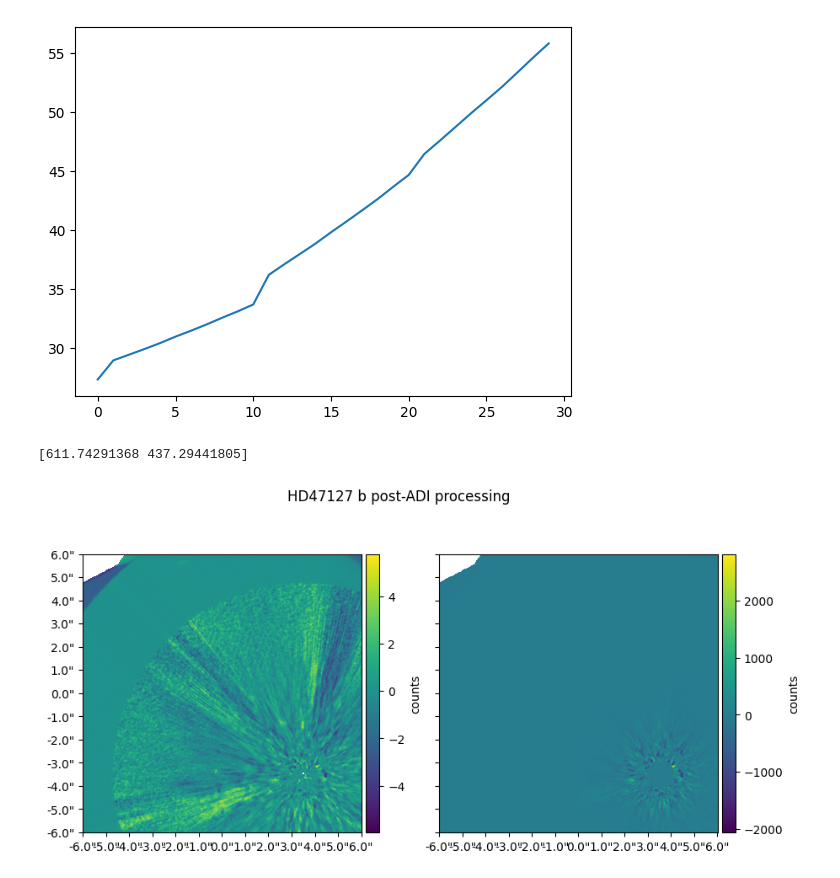
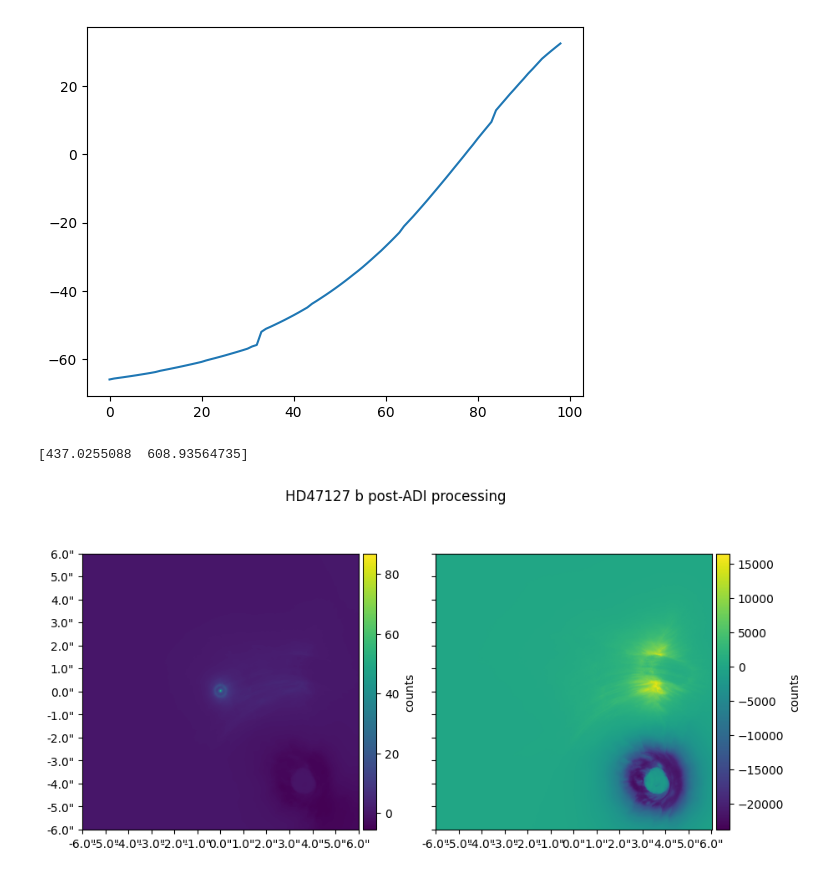
Before and after one commit to benlchang/HD47127-b-ADI, a Jupyter notebook: HD47127_ADI.ipynb, the cells around one changed output. Drawn from its saved outputs; the diff is of its cells as text; code cells hidden in the pictures.

```diff
--- a/HD47127_ADI.ipynb
+++ b/HD47127_ADI.ipynb
@@ -52,6 +52,7 @@ def cADI_NIRC2(flist, write_intermediate=False):
     derotcube = np.zeros((len(flist),1024,1024))
     SNR_map = np.zeros((1024,1024))
     ctrs=[]
+    ctrPoisson = []
     vertangs = []
 
     for i in np.arange(len(flist)):
@@ -59,8 +60,10 @@ def cADI_NIRC2(flist, write_intermediate=False):
         head = fits.getheader(flist[i],ext=0)
 
         if i == 0:
-            ctrs.append((609, 436) + centroid_2dg(rawcube[0,609:613,436:442],error=None,mask=None)) #for Feb_2023
-            #ctrs.append((607, 433) + centroid_2dg(rawcube[0,607:617,433:439],error=None,mask=None)) #for Dec_2023
+            #np arrays indices are flipped!
+            #ctrs.append((609, 436) + centroid_2dg(rawcube[0,609:613,436:442],error=None,mask=None)) #for Feb_2023
+            ctrs.append((432,606) + centroid_2dg(rawcube[0,432:438,606:616],error=None,mask=None)) #for Dec_2023
+            ctrPoisson.append(ctrs[0])
             print(ctrs[0]) #plot,, find center from first
 
             #check each centroid post-cross-correlation
@@ -71,20 +74,21 @@ def cADI_NIRC2(flist, write_intermediate=False):
             shifts, error, diffphase = phase_cross_correlation(rawcube[0,:,:], rawcube[i,:,:],upsample_factor=100,normalization=None)
             #print(shifts)
             aligned_cube[i,:,:] = fourier_shift(rawcube[i,:,:],shifts)
-            ctrs.append((609, 436) + centroid_2dg(rawcube[i,609:613,436:442],error=None,mask=None)) #for Feb_2023
-            #ctrs.append((607, 433) + centroid_2dg(rawcube[0,607:617,433:439],error=None,mask=None)) #for Dec_2023
-        va = head['ROTPPOSN'] - head['INSTANGL'] + head['PARANG']
+            #ctrs.append((609, 436) + centroid_2dg(rawcube[i,609:613,436:442],error=None,mask=None)) #for Feb_2023
+            ctrs.append((432,606) + centroid_2dg(aligned_cube[i,432:438,606:616],error=None,mask=None)) #for Dec_2023
+            ctrPoisson.append(ctrs[0]+shifts)
+        va = head['ROTPOSN'] - head['INSTANGL'] + head['PARANG']
         vertangs.append(va) ##check paper
         #print(vertangs[i])
 
-    medcube = np.nanmedian(aligned_cube,axis=0)
+    medcube = np.flip(np.nanmedian(aligned_cube,axis=0),axis=None)
 
     for i in np.arange(len(flist)):
         subcube[i,:,:] =  aligned_cube[i,:,:] - medcube
         derotcube[i,:,:] = klip.rotate(subcube[i,:,:], vertangs[i], ctrs[0]) ##check tutorial
 
 
-    med_derot = np.nanmedian(derotcube, axis=0)
+    med_derot = np.flip(np.nanmedian(derotcube, axis=0),axis=None)
     cccube[:,:] = calculate_cc(med_derot[:,:],kernel_gauss,spectrum=None,nans2zero=True)
     SNR_map[:,:] = get_image_stat_map(cccube,
                                                centroid = ctrs[0],
@@ -97,18 +101,20 @@ def cADI_NIRC2(flist, write_intermediate=False):
     fits.writeto('aligned_cube.fits',aligned_cube[1,:,:],overwrite=True)
     fits.writeto('medcube.fits',medcube,overwrite=True)
     fits.writeto('subcube.fits',subcube[1,:,:],overwrite=True)
+    fits.writeto('derotcube.fits',derotcube[1,:,:],overwrite=True)
     fits.writeto('med_derotcube.fits',med_derot,overwrite=True)
     fits.writeto('snr_cccube.fits',SNR_map,overwrite=True)
 
     plt.plot(ctrs)
+    plt.plot(ctrPoisson)
     plt.show()
     plt.plot(vertangs)
     plt.show()
 
     return SNR_map, med_derot, ctrs[0]
 
-#datadir='HD47127_data/Dec_2023/'
-datadir = 'HD47127_data/Feb_2023/'
+datadir='HD47127_data/Dec_2023/'
+#datadir = 'HD47127_data/Feb_2023/'
 flist = sorted(glob.glob(datadir + '*.fits'))
 
 flist_adi, med, cen = cADI_NIRC2(flist, write_intermediate=False)
@@ -120,8 +126,8 @@ rg, ticks, ticklabels_str = set_display(stampsz, stampcen=cen)
 
 f,(ax1, ax2) = plt.subplots(1,2,sharex=True,sharey=True,figsize=(10,5))
 f.suptitle("HD47127 b post-ADI processing")
-im1 = ax1.imshow(flist_adi[mnx:mxx,mny:mxy],origin='lower')
-im2 = ax2.imshow(med[mnx:mxx,mny:mxy],origin='lower')
+im1 = ax1.imshow(flist_adi[mny:mxy,mnx:mxx],origin='lower')
+im2 = ax2.imshow(med[mny:mxy,mnx:mxx],origin='lower')
 plt.xticks(ticks,labels=ticklabels_str)
 plt.yticks(ticks,labels=ticklabels_str)
 add_cbar(im1,ax1,f)
@@ -170,3 +171,3 @@ WARNING: The fit may be unsuccessful; check fit_info['message'] for more informa
-[figure, old version]
+[figure, new version]
-[611.74291368 437.29441805]
+[437.0255088  608.93564735]
-[figure, old version]
+[figure, new version]
```
Also changed, not shown: parts of 1 cell of this notebook, 4 other files.
